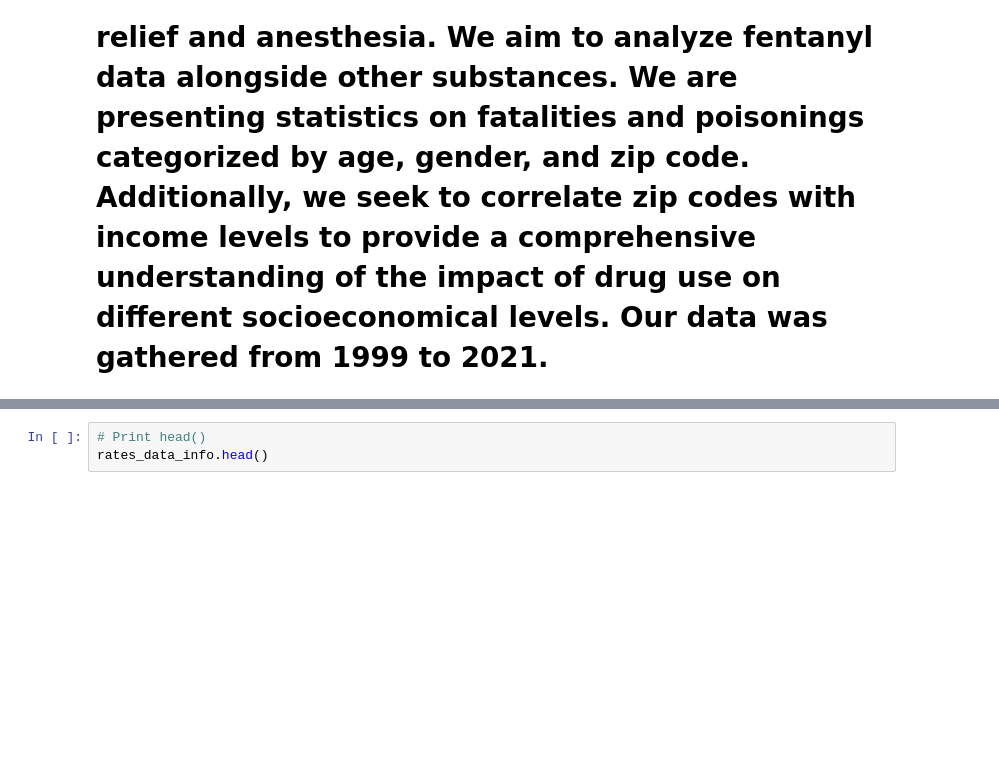
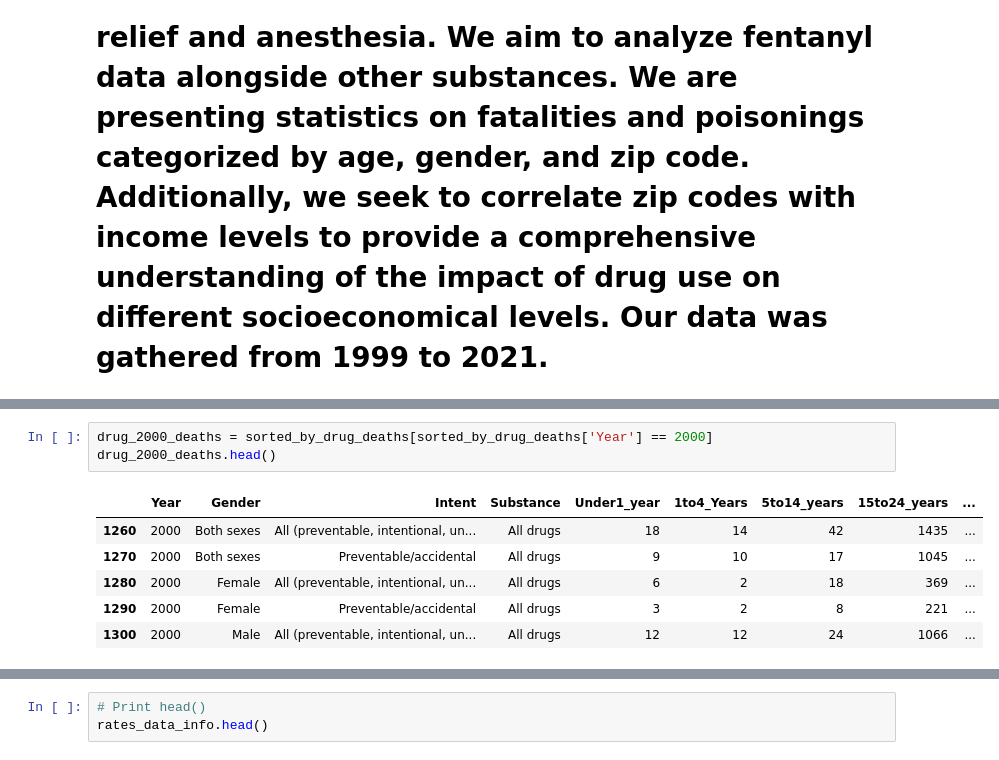
Before and after one commit to ThatCoryGirl/Project3-CrimeData, a Jupyter notebook: Project 3 - Crime Data-checkpoint.ipynb, the cells around one changed output, grey strips where cells are left out. Saved outputs shown, nothing was run; the diff lists cells and outputs as text; blank space fills up the shorter version.

```diff
--- a/Project 3 - Crime Data-checkpoint.ipynb
+++ b/Project 3 - Crime Data-checkpoint.ipynb
@@ -35,0 +56,10 @@ death_data_info.head()
+# %%
+drug_2000_deaths = sorted_by_drug_deaths[sorted_by_drug_deaths['Year'] == 2000]
+drug_2000_deaths.head()
+# %% [output]
+|  | Year | Gender | Intent | Substance | Under1_year | 1to4_Years | 5to14_years | 15to24_years | ... |
+| 1260 | 2000 | Both sexes | All (preventable, intentional, un... | All drugs | 18 | 14 | 42 | 1435 | ... |
+| 1270 | 2000 | Both sexes | Preventable/accidental | All drugs | 9 | 10 | 17 | 1045 | ... |
+| 1280 | 2000 | Female | All (preventable, intentional, un... | All drugs | 6 | 2 | 18 | 369 | ... |
+| 1290 | 2000 | Female | Preventable/accidental | All drugs | 3 | 2 | 8 | 221 | ... |
+| 1300 | 2000 | Male | All (preventable, intentional, un... | All drugs | 12 | 12 | 24 | 1066 | ... |
```
Also changed, not shown: parts of 10 cells of this notebook.
